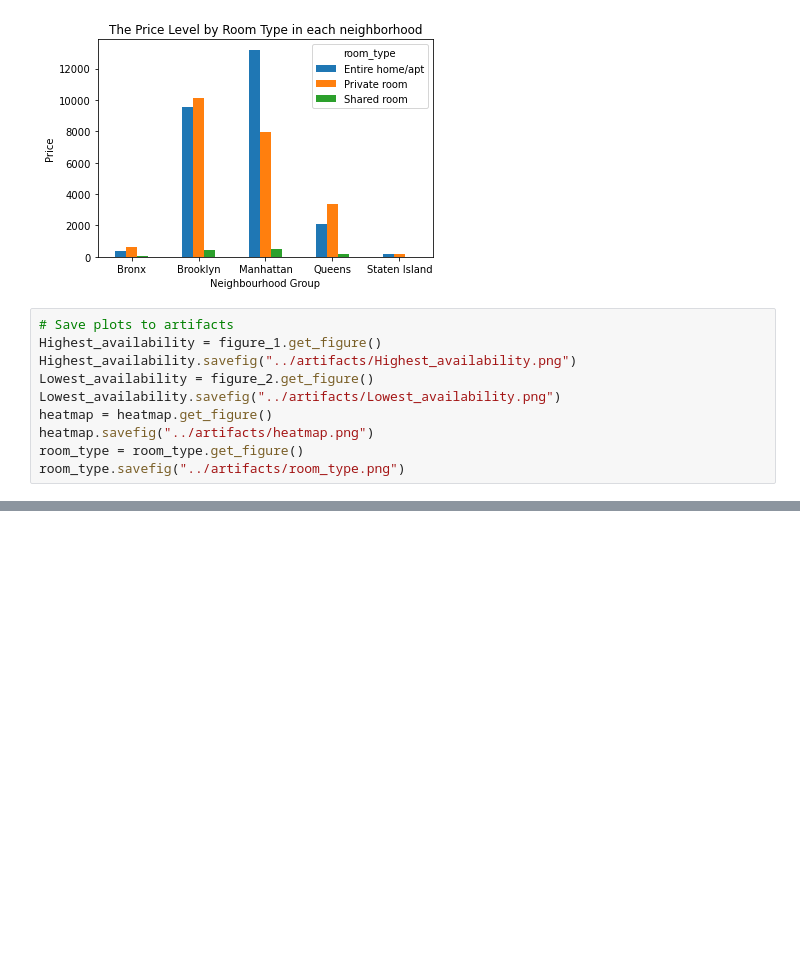
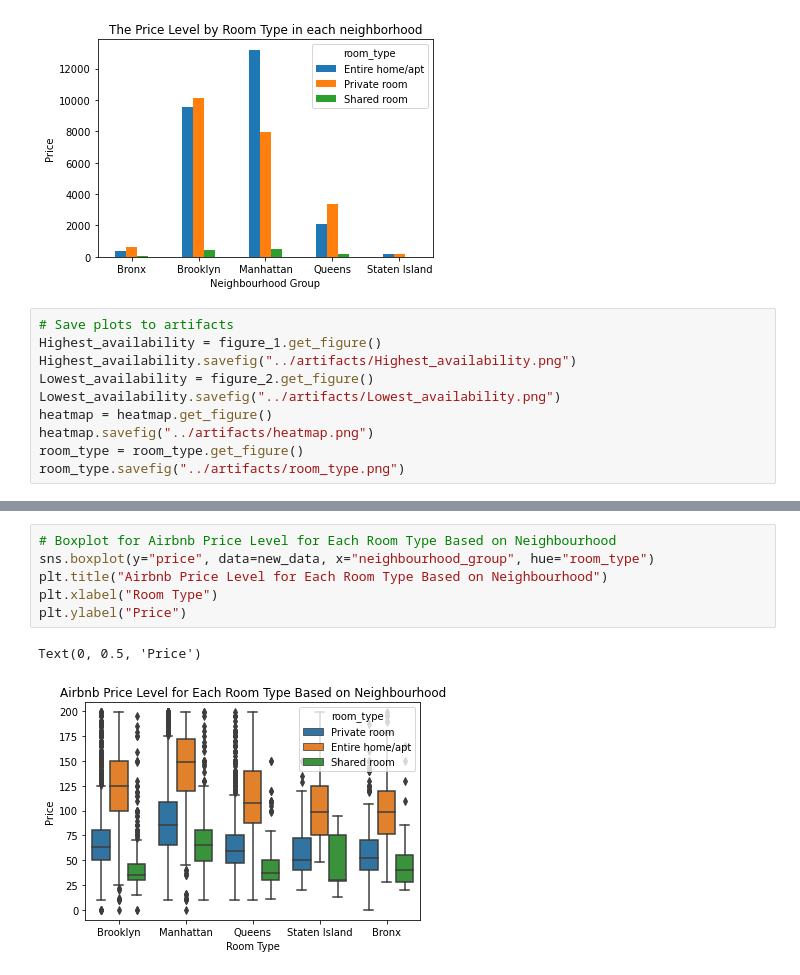
Before and after one commit to csridlen/eco395m-project-2, a Jupyter notebook: code/analysis_visualizations.ipynb, the cells around one changed output, grey strips where cells are left out. Saved outputs shown, nothing was run; the diff lists cells and outputs as text; blank space fills up the shorter version.

```diff
--- a/code/analysis_visualizations.ipynb
+++ b/code/analysis_visualizations.ipynb
@@ -175,0 +201,9 @@ ax.invert_yaxis()
+# %%
+# Boxplot for Airbnb Price Level for Each Room Type Based on Neighbourhood
+sns.boxplot(y="price", data=new_data, x="neighbourhood_group", hue="room_type")
+plt.title("Airbnb Price Level for Each Room Type Based on Neighbourhood")
+plt.xlabel("Room Type")
+plt.ylabel("Price")
+# %% [output]
+Text(0, 0.5, 'Price')
+[figure, added]
```
Also changed, not shown: parts of 4 cells of this notebook.
